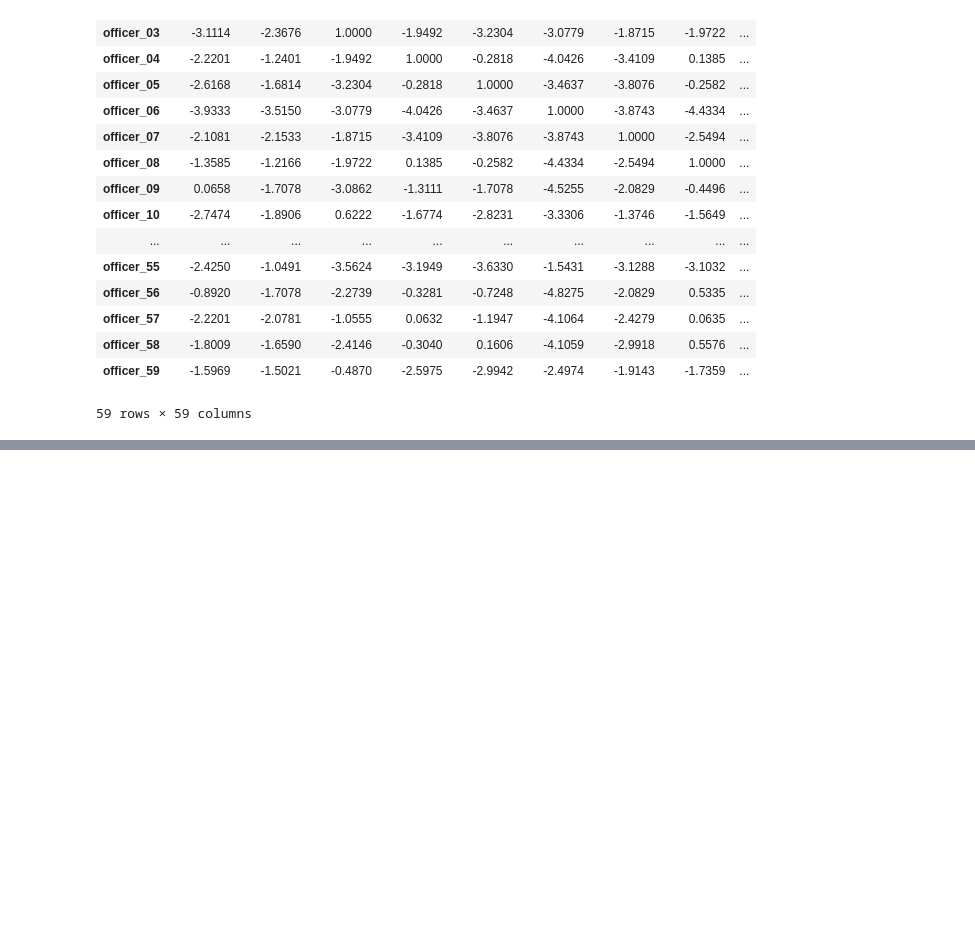
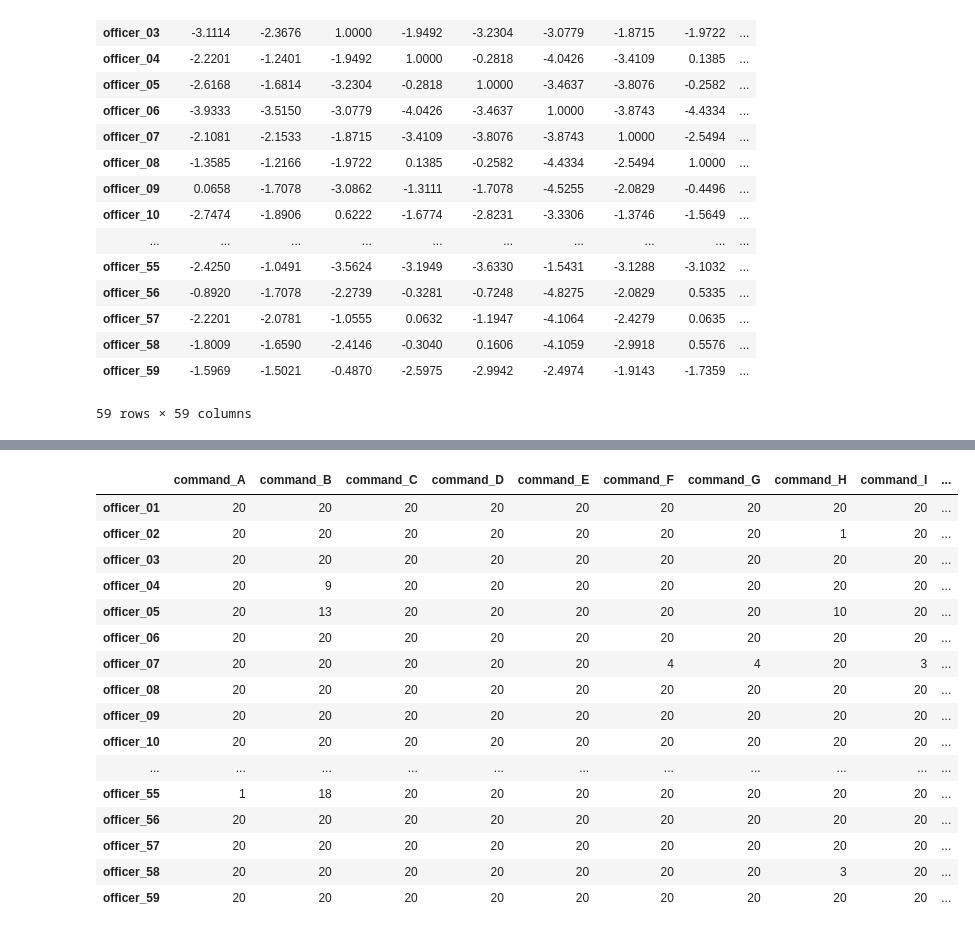
Before and after one commit to ieshaw/Dynamic_Manning, a Jupyter notebook: Code/Metrics_and_Match_Template.ipynb, the cells around one changed output, grey strips where cells are left out. Saved outputs shown, nothing was run; the diff lists cells and outputs as text; code cells hidden in the pictures; blank space fills up the shorter version.

```diff
--- a/Code/Metrics_and_Match_Template.ipynb
+++ b/Code/Metrics_and_Match_Template.ipynb
@@ -623,0 +635,20 @@ def to_dict(touples):
+# %%
+o_df
+# %% [output]
+|  | command_A | command_B | command_C | command_D | command_E | command_F | command_G | command_H | command_I | ... |
+| officer_01 | 20 | 20 | 20 | 20 | 20 | 20 | 20 | 20 | 20 | ... |
+| officer_02 | 20 | 20 | 20 | 20 | 20 | 20 | 20 | 1 | 20 | ... |
+| officer_03 | 20 | 20 | 20 | 20 | 20 | 20 | 20 | 20 | 20 | ... |
+| officer_04 | 20 | 9 | 20 | 20 | 20 | 20 | 20 | 20 | 20 | ... |
+| officer_05 | 20 | 13 | 20 | 20 | 20 | 20 | 20 | 10 | 20 | ... |
+| officer_06 | 20 | 20 | 20 | 20 | 20 | 20 | 20 | 20 | 20 | ... |
+| officer_07 | 20 | 20 | 20 | 20 | 20 | 4 | 4 | 20 | 3 | ... |
+| officer_08 | 20 | 20 | 20 | 20 | 20 | 20 | 20 | 20 | 20 | ... |
+| officer_09 | 20 | 20 | 20 | 20 | 20 | 20 | 20 | 20 | 20 | ... |
+| officer_10 | 20 | 20 | 20 | 20 | 20 | 20 | 20 | 20 | 20 | ... |
+| ... | ... | ... | ... | ... | ... | ... | ... | ... | ... | ... |
+| officer_55 | 1 | 18 | 20 | 20 | 20 | 20 | 20 | 20 | 20 | ... |
+| officer_56 | 20 | 20 | 20 | 20 | 20 | 20 | 20 | 20 | 20 | ... |
+| officer_57 | 20 | 20 | 20 | 20 | 20 | 20 | 20 | 20 | 20 | ... |
+| officer_58 | 20 | 20 | 20 | 20 | 20 | 20 | 20 | 3 | 20 | ... |
+| officer_59 | 20 | 20 | 20 | 20 | 20 | 20 | 20 | 20 | 20 | ... |
```
Also changed, not shown: parts of 10 cells of this notebook.
